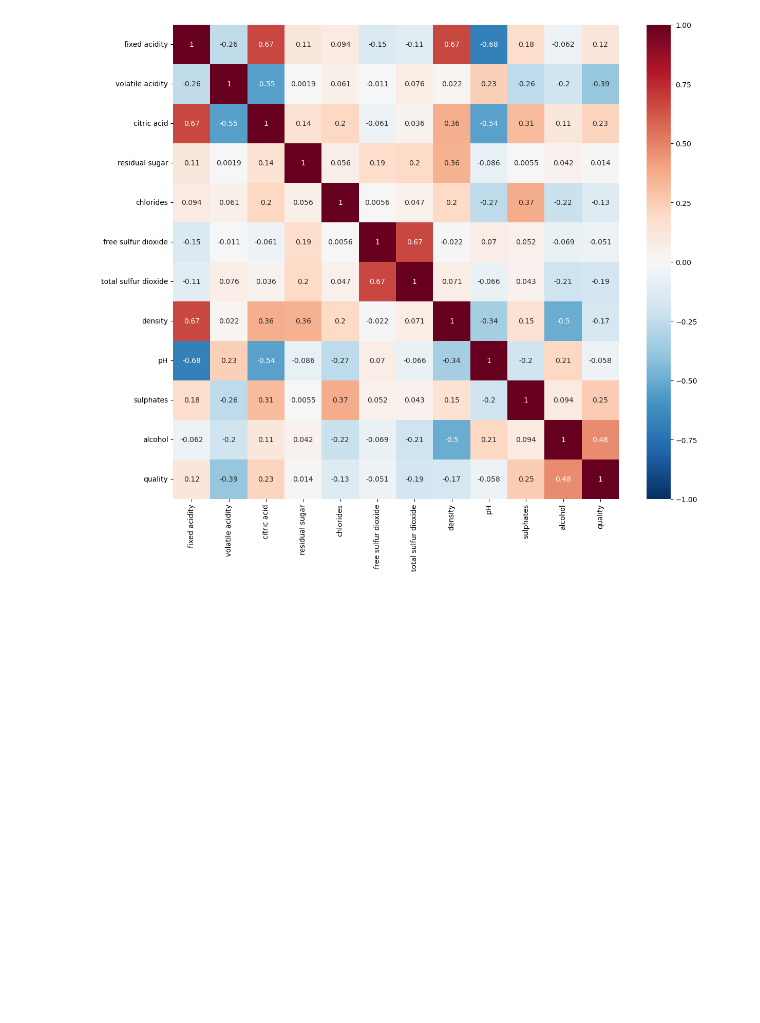
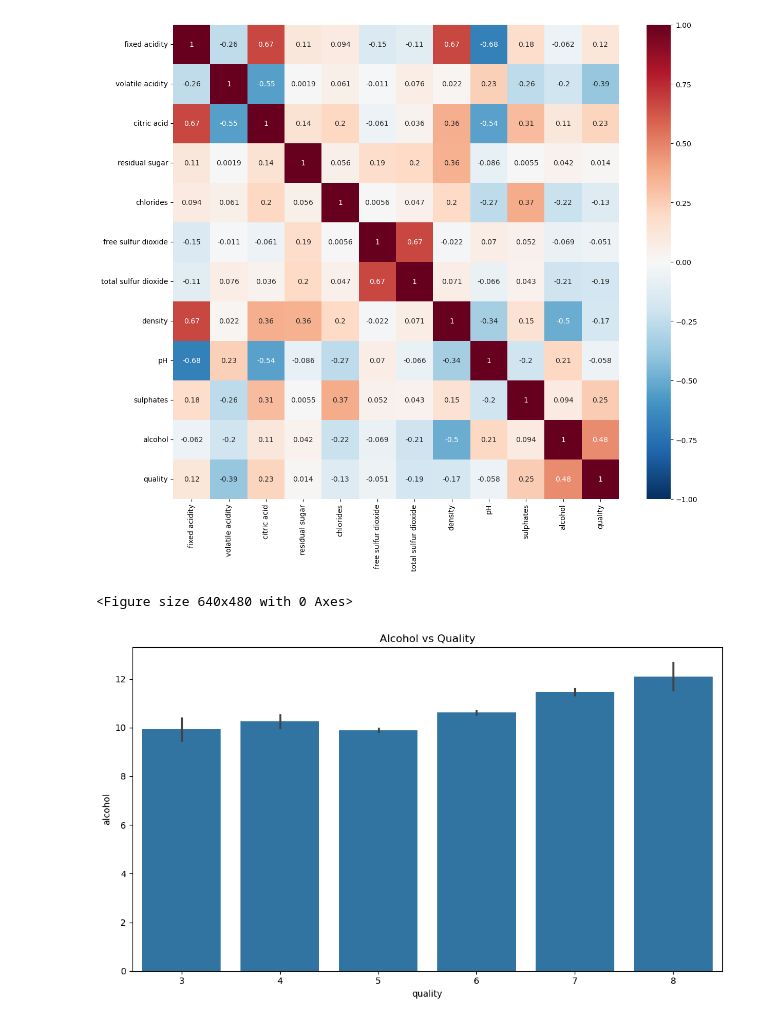
Before and after one commit to manishkhadka13/Python-Codes, a Jupyter notebook: Mini Projects/WineQuality/game_of_wines.ipynb, the cells around one changed output. Drawn from its saved outputs; the diff is of its cells as text; code cells hidden in the pictures; blank space fills up the shorter version.

```diff
--- a/Mini Projects/WineQuality/game_of_wines.ipynb
+++ b/Mini Projects/WineQuality/game_of_wines.ipynb
@@ -48,3 +47,15 @@ heatmap=sns.heatmap(correlation,annot=True,linewidths=0,vmin=-1,cmap="RdBu_r")
 plt.show()
 # %% [output]
 [figure]
+# %%
+#Visualization of correlation between Alcohol and quality
+quality_alcohol=data[['quality','alcohol']]
+fig,axs=plt.subplots(ncols=1,figsize=(10,6))
+sns.barplot(x='quality',y='alcohol',data=quality_alcohol,ax=axs)
+plt.title("Alcohol vs Quality")
+plt.tight_layout()
+plt.show()
+plt.gcf().clear()
+# %% [output]
+<Figure size 640x480 with 0 Axes>
+[figure, added]
```
Also changed, not shown: parts of 2 cells of this notebook.
